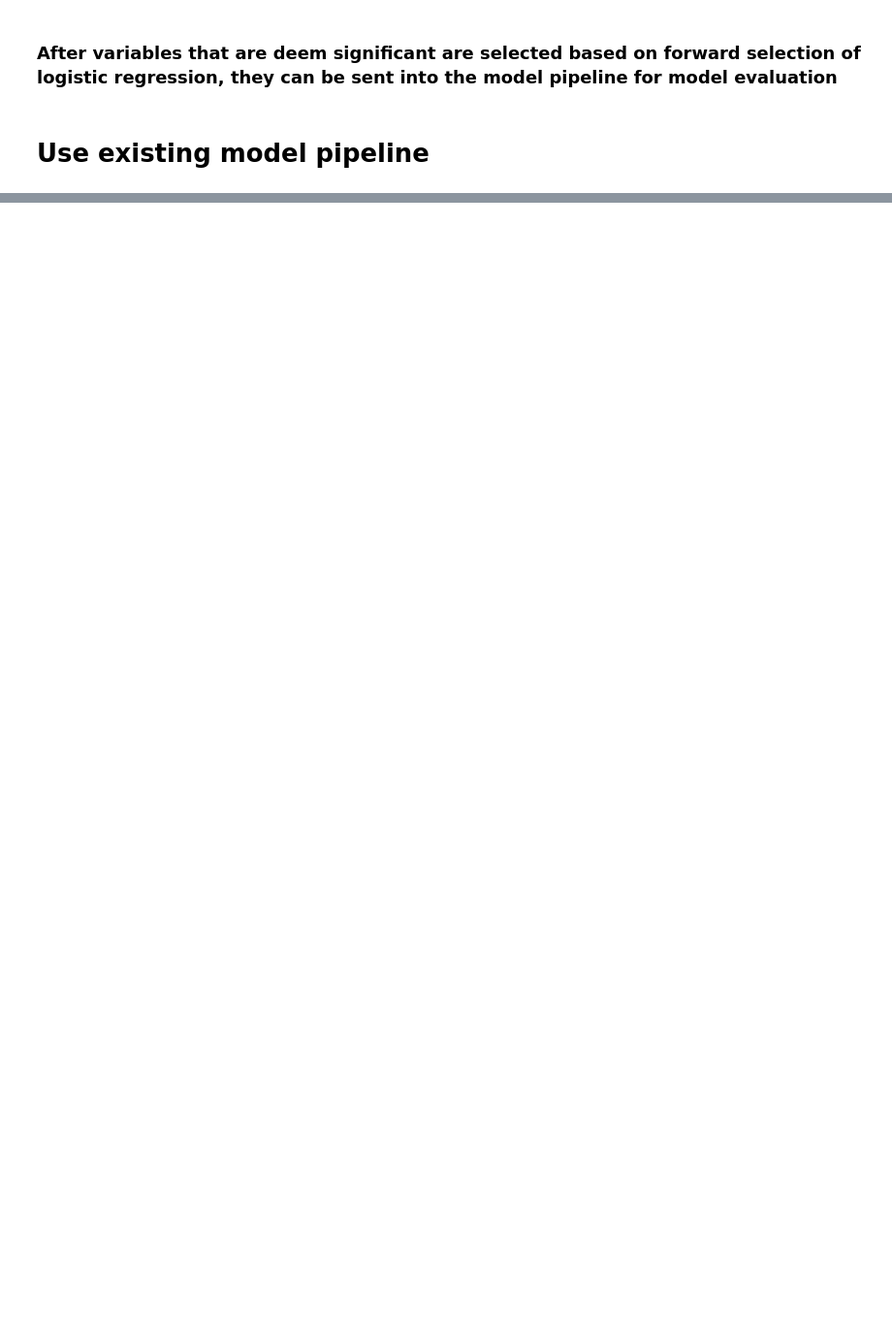
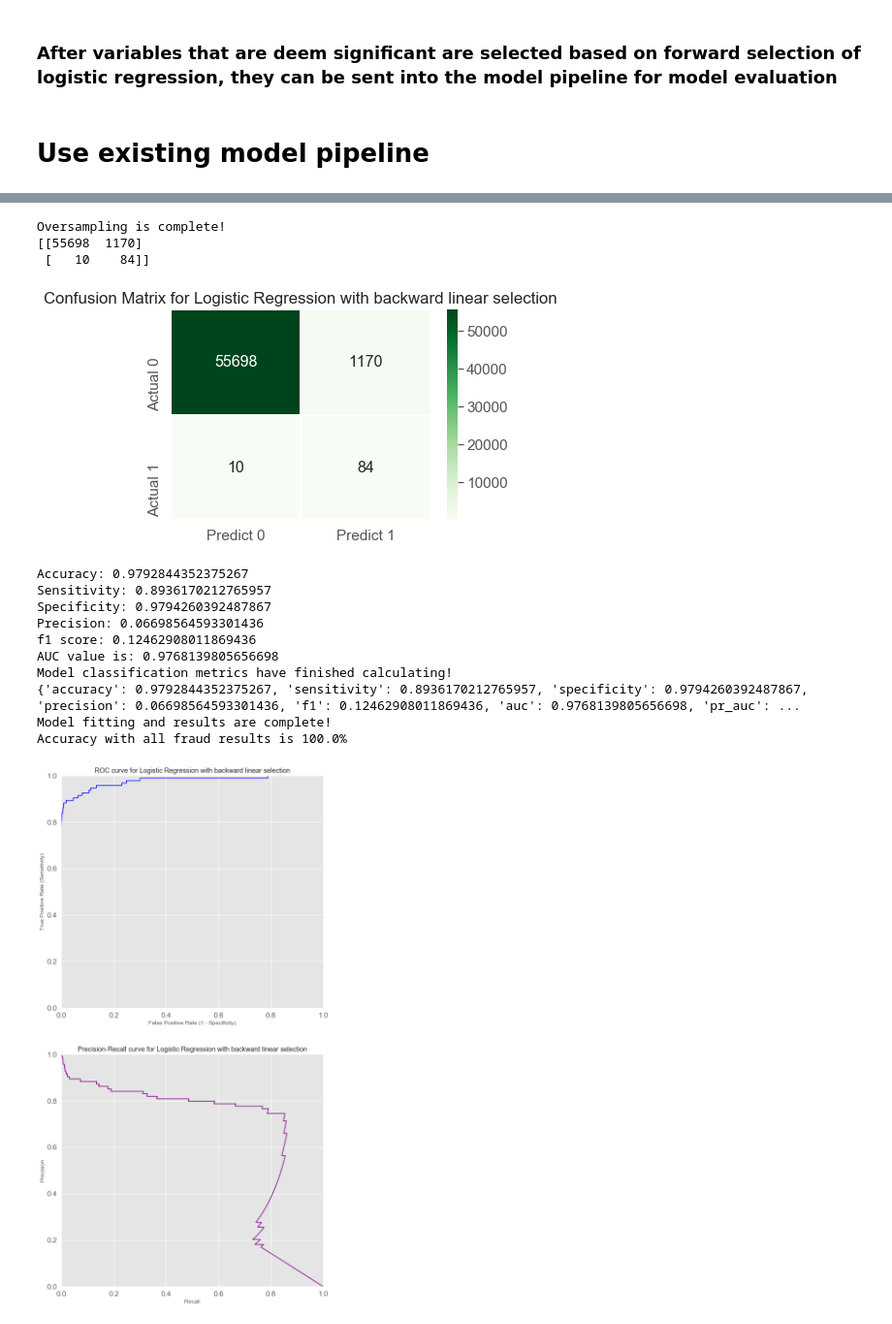
Before and after one commit to kohjiaxuan/Fraud-Detection-Pipeline, a Jupyter notebook: SCI16. Forward Elimination and Modified Pipeline with parameterized input feature list and response.ipynb, the cells around one changed output, grey strips where cells are left out. Shown at 97% size. Saved outputs shown, nothing was run; the diff lists cells and outputs as text; code cells hidden in the pictures; blank space fills up the shorter version.

```diff
--- a/SCI16. Forward Elimination and Modified Pipeline with parameterized input feature list and response.ipynb
+++ b/SCI16. Forward Elimination and Modified Pipeline with parameterized input feature list and response.ipynb
@@ -1008,0 +1214,20 @@ Accuracy with all fraud results is 95.9349593495935%
+# %%
+finalcolstouse = list(df.columns.values)
+# modelpipeline.run_model(self, df, varlist, response, testratio, standardize, sampletype, modelname, text, CV)
+results = modelpipeline.run_model(df, finalcolstouse, 'Class', 0.2, True, 'naive', 'LogisticRegression', 'Logistic Regression with backward linear selection', False)
+# %% [output]
+Oversampling is complete!
+[[55698  1170]
+ [   10    84]]
+[figure, added]
+Accuracy: 0.9792844352375267
+Sensitivity: 0.8936170212765957
+Specificity: 0.9794260392487867
+Precision: 0.06698564593301436
+f1 score: 0.12462908011869436
+AUC value is: 0.9768139805656698
+Model classification metrics have finished calculating!
+{'accuracy': 0.9792844352375267, 'sensitivity': 0.8936170212765957, 'specificity': 0.9794260392487867, 'precision': 0.06698564593301436, 'f1': 0.12462908011869436, 'auc': 0.9768139805656698, 'pr_auc': ...
+Model fitting and results are complete!
+Accuracy with all fraud results is 100.0%
+[figure, added]
```
Also changed, not shown: parts of 39 cells of this notebook, 1 other file.
